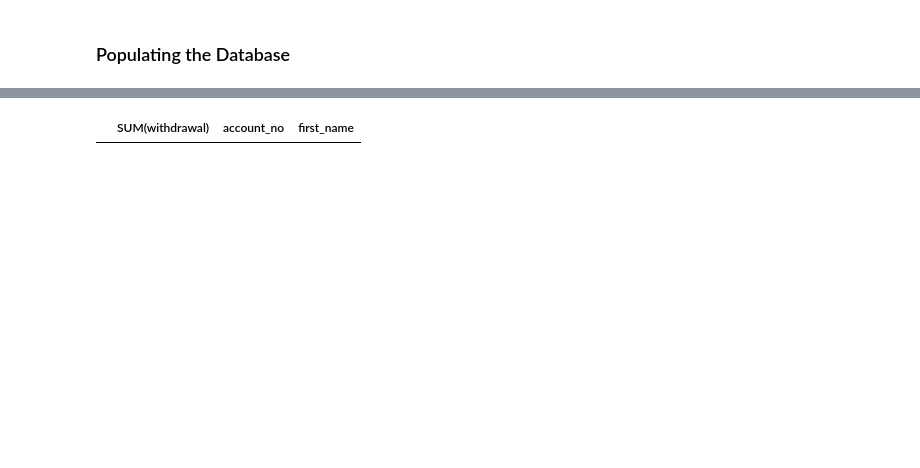
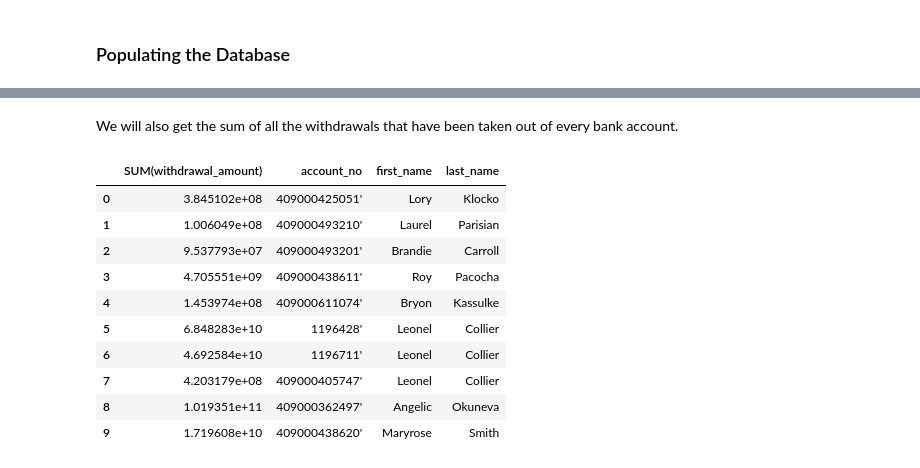
Before and after one commit to MKhour/DSProject1, a Jupyter notebook: DSProject1.ipynb, the cells around one changed output, grey strips where cells are left out. Drawn from its saved outputs; the diff is of its cells as text; code cells hidden in the pictures; blank space fills up the shorter version.

```diff
--- a/DSProject1.ipynb
+++ b/DSProject1.ipynb
@@ -561,6 +644,18 @@ thursday_transactions
+# %% [markdown]
+We will also get the sum of all the withdrawals that have been taken out of every bank account.
 # %%
-sql_query = "SELECT SUM(withdrawal), transactions.account_no, first_name FROM transactions JOIN accounts ON transactions.account_no = accounts.account_no JOIN users ON accounts.user_id = users.id GROUP BY account_no; "
+sql_query = "SELECT SUM(withdrawal_amount), transactions.account_no, first_name, last_name FROM transactions JOIN accounts ON transactions.account_no = accounts.account_no JOIN users ON accounts.user_id = users.id GROUP BY account_no; "
 withdrawals = get_mysql_dataframe(user_id, pwd, host_name, db_name, sql_query)
 withdrawals
 # %% [output]
-|  | SUM(withdrawal) | account_no | first_name |
+|  | SUM(withdrawal_amount) | account_no | first_name | last_name |
+| 0 | 3.845102e+08 | 409000425051' | Lory | Klocko |
+| 1 | 1.006049e+08 | 409000493210' | Laurel | Parisian |
+| 2 | 9.537793e+07 | 409000493201' | Brandie | Carroll |
+| 3 | 4.705551e+09 | 409000438611' | Roy | Pacocha |
+| 4 | 1.453974e+08 | 409000611074' | Bryon | Kassulke |
+| 5 | 6.848283e+10 | 1196428' | Leonel | Collier |
+| 6 | 4.692584e+10 | 1196711' | Leonel | Collier |
+| 7 | 4.203179e+08 | 409000405747' | Leonel | Collier |
+| 8 | 1.019351e+11 | 409000362497' | Angelic | Okuneva |
+| 9 | 1.719608e+10 | 409000438620' | Maryrose | Smith |
```
Also changed, not shown: parts of 25 cells of this notebook.
